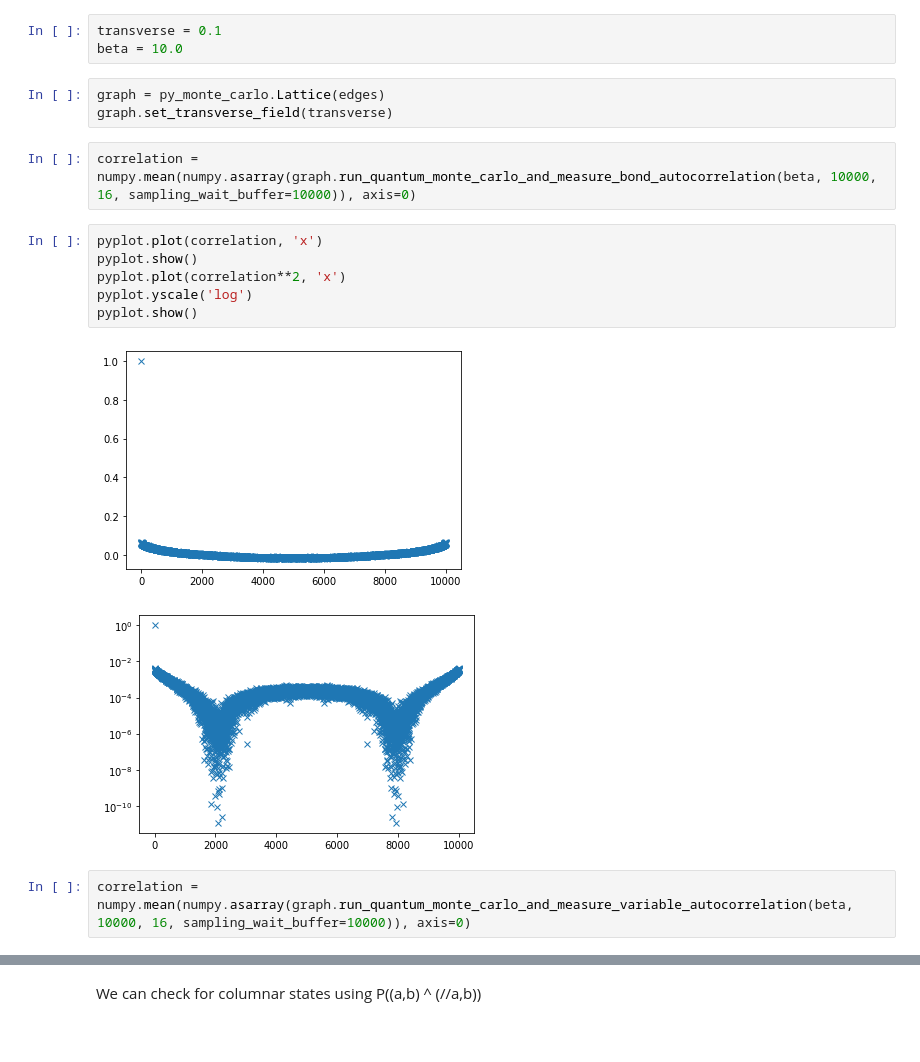
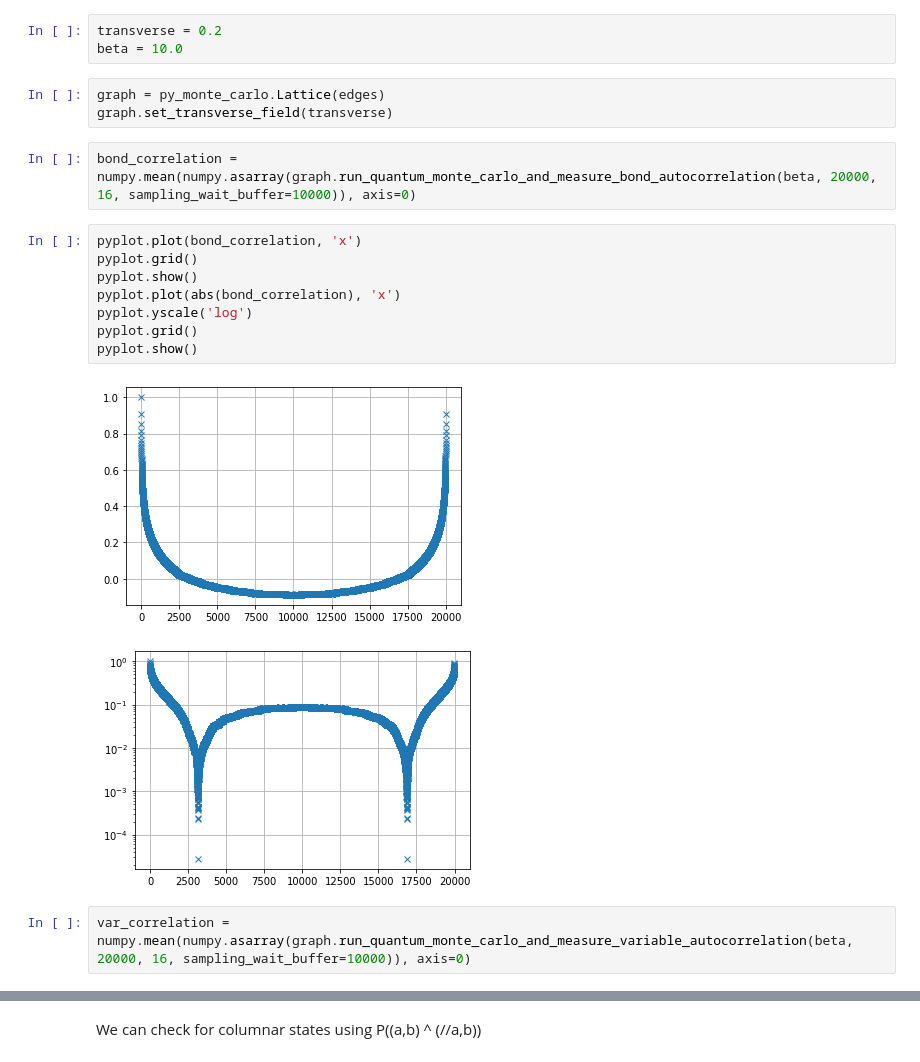
Before and after one commit to Renmusxd/DWave48, a Jupyter notebook: jupyter_notebook/Repro.ipynb, the cells around one changed output, grey strips where cells are left out. Cells and saved outputs as stored; diff of their text form.

Commit message:
Autocorrelation and experiment management

```diff
--- a/jupyter_notebook/Repro.ipynb
+++ b/jupyter_notebook/Repro.ipynb
@@ -38,22 +38,24 @@ for (a,b),j in edges:
 # %% [output]
 [figure]
 # %%
-transverse = 0.1
+transverse = 0.2
 beta = 10.0
 # %%
 graph = py_monte_carlo.Lattice(edges)
 graph.set_transverse_field(transverse)
 # %%
-correlation = numpy.mean(numpy.asarray(graph.run_quantum_monte_carlo_and_measure_bond_autocorrelation(beta, 10000, 16, sampling_wait_buffer=10000)), axis=0)
+bond_correlation = numpy.mean(numpy.asarray(graph.run_quantum_monte_carlo_and_measure_bond_autocorrelation(beta, 20000, 16, sampling_wait_buffer=10000)), axis=0)
 # %%
-pyplot.plot(correlation, 'x')
+pyplot.plot(bond_correlation, 'x')
+pyplot.grid()
 pyplot.show()
-pyplot.plot(correlation**2, 'x')
+pyplot.plot(abs(bond_correlation), 'x')
 pyplot.yscale('log')
+pyplot.grid()
 pyplot.show()
 # %% [output]
-[figure, old version]
+[figure, new version]
-[figure, old version]
+[figure, new version]
 # %%
-correlation = numpy.mean(numpy.asarray(graph.run_quantum_monte_carlo_and_measure_variable_autocorrelation(beta, 10000, 16, sampling_wait_buffer=10000)), axis=0)
+var_correlation = numpy.mean(numpy.asarray(graph.run_quantum_monte_carlo_and_measure_variable_autocorrelation(beta, 20000, 16, sampling_wait_buffer=10000)), axis=0)
 # %%
```
Also changed, not shown: parts of 13 cells of this notebook, 17 other files.
